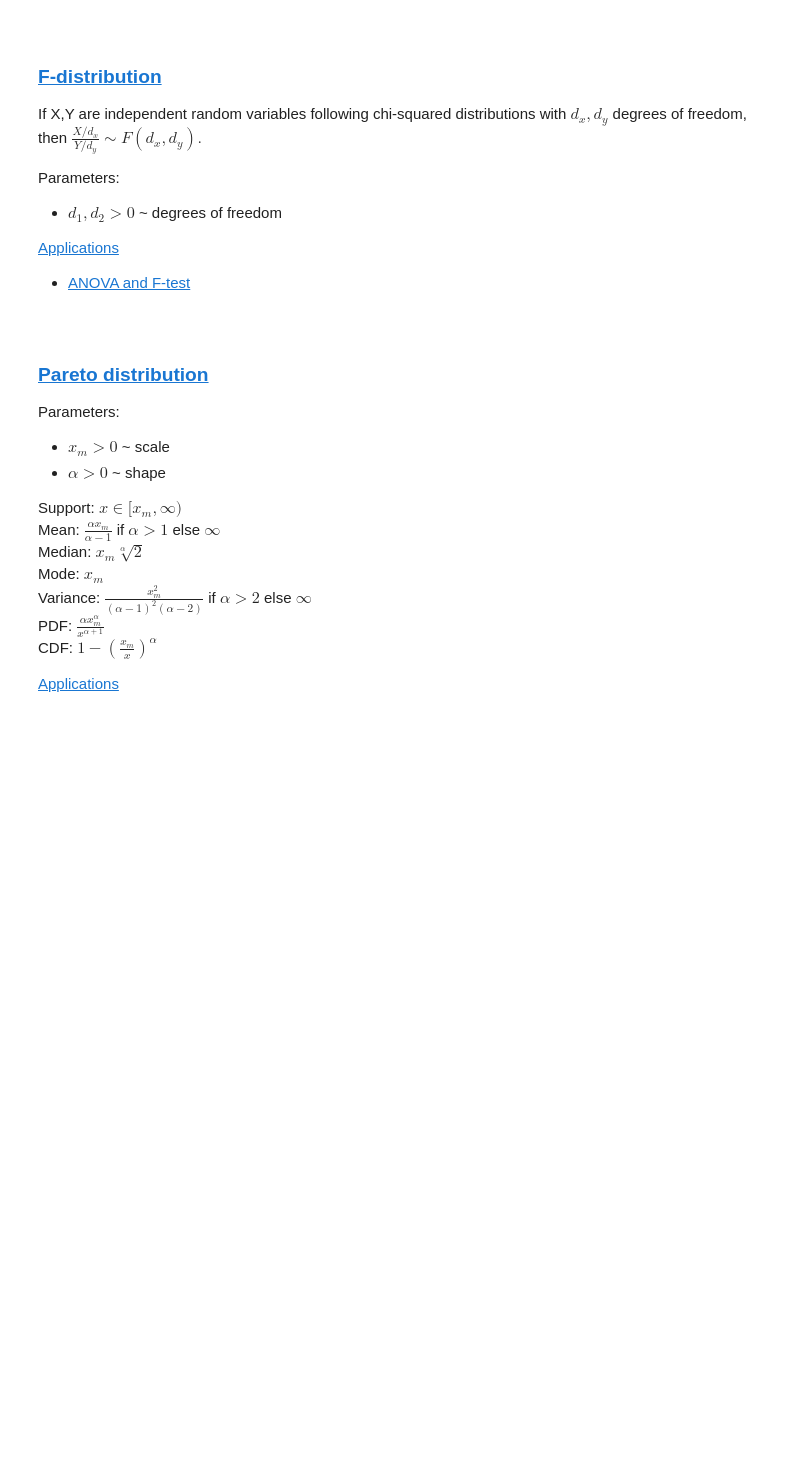
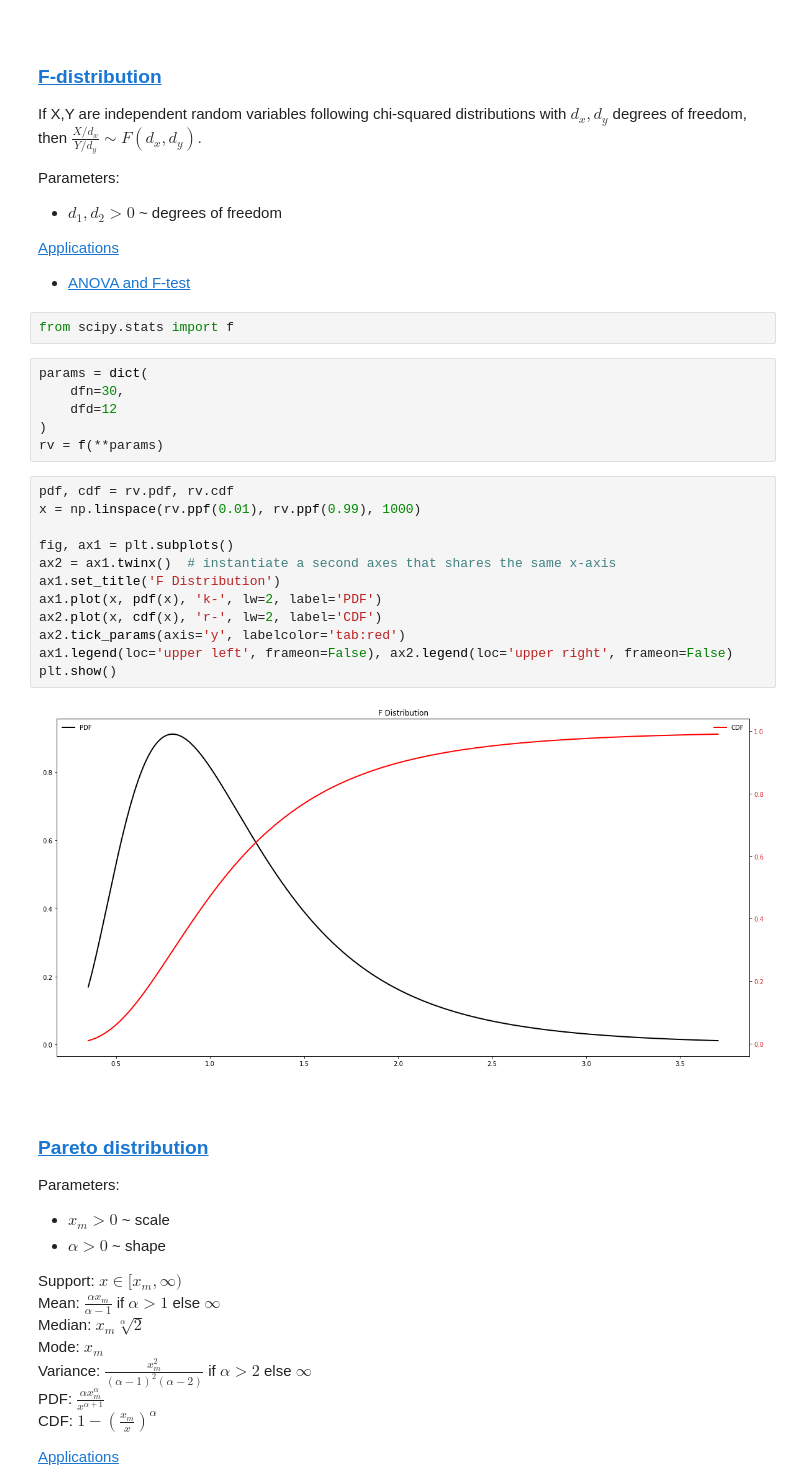
Before and after one commit to jackmuskopf/stats-examples, a Jupyter notebook: probability/distributions.ipynb, the cells around one changed output. Saved outputs shown, nothing was run; the diff lists cells and outputs as text; blank space fills up the shorter version.

```diff
--- a/probability/distributions.ipynb
+++ b/probability/distributions.ipynb
@@ -154,6 +154,28 @@ Parameters:
 
 [Applications](https://en.wikipedia.org/wiki/F-distribution#Properties_and_related_distributions)
 - [ANOVA and F-test](https://en.wikipedia.org/wiki/F-test)
+# %%
+from scipy.stats import f
+# %%
+params = dict(
+    dfn=30,
+    dfd=12
+)
+rv = f(**params)
+# %%
+pdf, cdf = rv.pdf, rv.cdf
+x = np.linspace(rv.ppf(0.01), rv.ppf(0.99), 1000)
+
+fig, ax1 = plt.subplots()
+ax2 = ax1.twinx()  # instantiate a second axes that shares the same x-axis
+ax1.set_title('F Distribution')
+ax1.plot(x, pdf(x), 'k-', lw=2, label='PDF')
+ax2.plot(x, cdf(x), 'r-', lw=2, label='CDF')
+ax2.tick_params(axis='y', labelcolor='tab:red')
+ax1.legend(loc='upper left', frameon=False), ax2.legend(loc='upper right', frameon=False)
+plt.show()
+# %% [output]
+[figure, added]
 # %% [markdown]
 <br>
 
```
Also changed, not shown: parts of 3 cells of this notebook, 6 other files.
